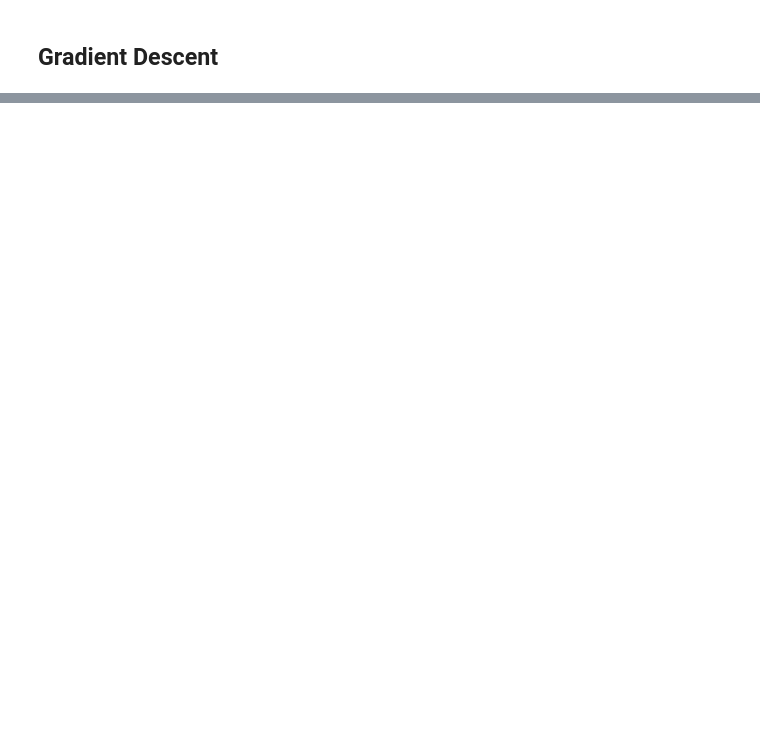
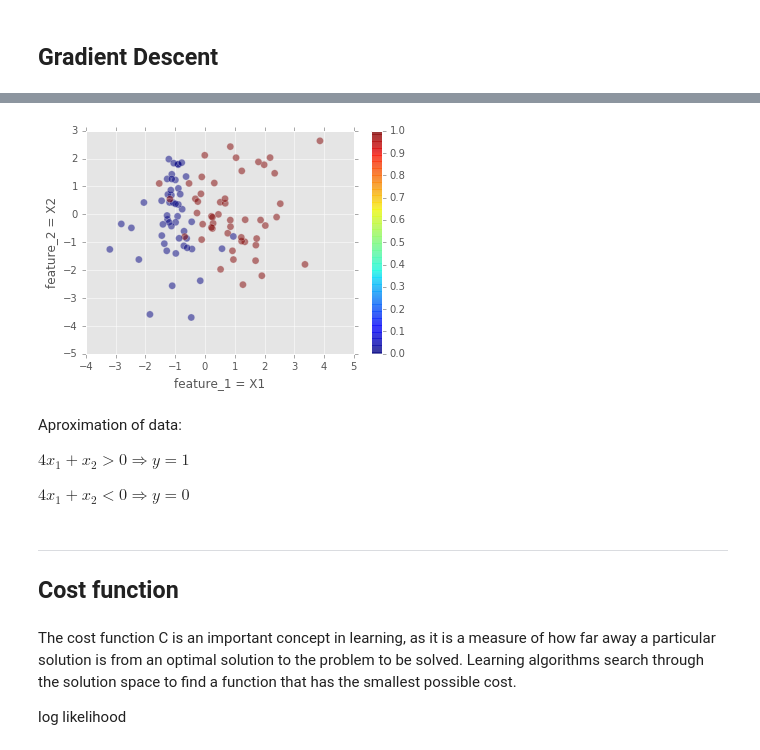
Before and after one commit to EloisaElias/Elo_portfolio, a Jupyter notebook: 18_Gradient_descend.ipynb, the cells around one changed output, grey strips where cells are left out. Saved outputs shown, nothing was run; the diff lists cells and outputs as text; code cells hidden in the pictures; blank space fills up the shorter version.

```diff
--- a/18_Gradient_descend.ipynb
+++ b/18_Gradient_descend.ipynb
@@ -8,7 +12,7 @@ Gradient descent is a first-order iterative optimization algorithm. To find a lo
 from __future__ import division
 
 from sklearn.datasets import make_classification
-from skleart.linear_model import LogisticRegression
+from sklearn.linear_model import LogisticRegression
 
 
 
@@ -19,6 +23,7 @@ import numpy as np
 import matplotlib.pyplot as plt
 
 
-
-
-% matplotlib inline
+%load_ext autoreload
+%autoreload 2
+%matplotlib inline
+plt.style.use('ggplot')
@@ -26,0 +43,28 @@ In statistics, a likelihood function (often simply the likelihood) is a function
+# %%
+X, y = make_classification(n_samples=100, n_features=2, n_informative=2, n_redundant=0, n_classes=2, random_state=0)
+# %%
+plt.scatter(X[:,0], X[:,1], c=y, alpha=0.5, s=50) # feature_1 = X[:,0], feature_2 = X[:,1]
+plt.xlabel('feature_1 = X1')
+plt.ylabel('feature_2 = X2')
+plt.colorbar()
+plt.show()
+
+#plt.plot(X[:,0], -X[:,0]*b1/b2-b0/b2)
+#plt.ylim(-5,5)
+#plt.legend()
+# %% [output]
+[figure, added]
+# %% [markdown]
+Aproximation of data:
+
+$4x_1  + x_2 > 0 \Rightarrow y = 1 $
+
+$4x_1  + x_2 < 0 \Rightarrow y = 0 $
+# %% [markdown]
+---
+Cost function
+---
+# %% [markdown]
+The cost function C is an important concept in learning, as it is a measure of how far away a particular solution is from an optimal solution to the problem to be solved. Learning algorithms search through the solution space to find a function that has the smallest possible cost.
+
+log likelihood
```
Also changed, not shown: parts of 36 cells of this notebook.
